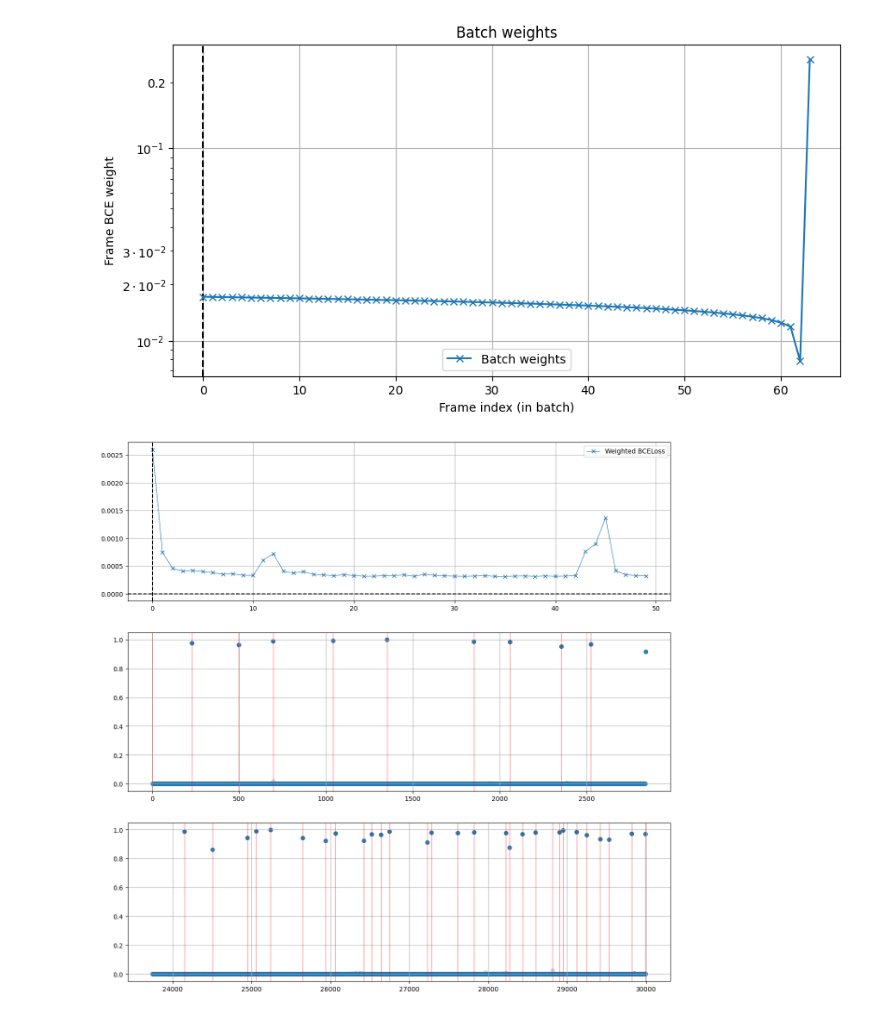
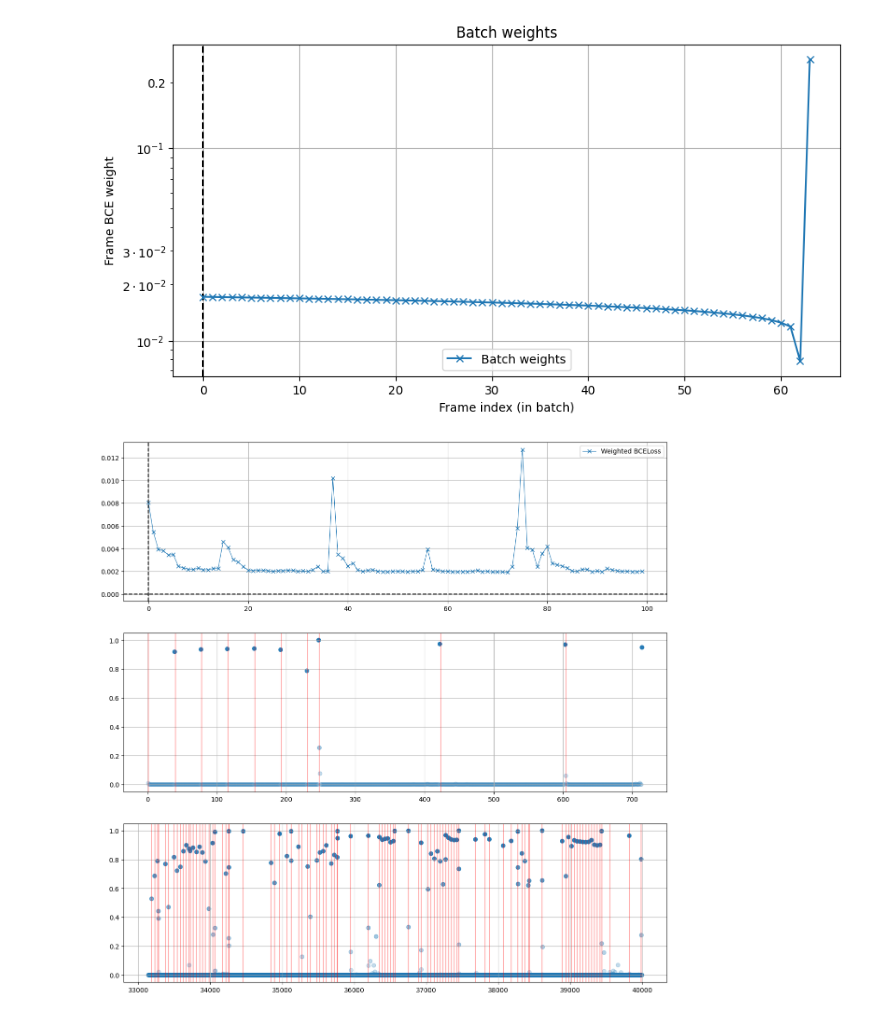
Before and after one commit to Punctuality/DCVC_Dynamic_Intra_Period, a Jupyter notebook: notebooks/predictor_model.ipynb, the cells around one changed output. Drawn from its saved outputs; the diff is of its cells as text; code cells hidden in the pictures.

```diff
--- a/notebooks/predictor_model.ipynb
+++ b/notebooks/predictor_model.ipynb
@@ -82,7 +82,7 @@ class IntraPredictorModel(nn.Module):
 
         return x, logits
 # %%
-with open("../media/syntetic-low/large_predictor_dataset_0/reference_points.json", "r") as f:
+with open("../media/syntetic-low/long_large_predictor_dataset_0/reference_points.json", "r") as f:
     intra_ref_points = json.load(f)
 # %%
 def enrich_ref_points(ref_points, distance=64):
@@ -115,7 +123,7 @@ Epochs should consist of going through the whole set of batches.
 Batch is consisting of frames (contexts of those frames) within the range of the two neighboring reference points (`all_ref_points`).
 Loss function is cross entropy between frame types (0 - non-reference, 1 - reference). Cross entropy should be weighted, so that the punishment for not guessing the reference frame is higher.
 # %%
-loaded = torch.load("../output/large_predictor_contexts_low/contexts.pth")
+loaded = torch.load("../output/window_large_predictor_contexts_low/contexts.pth")
 # %%
 loaded = torch.cat([torch.zeros_like(loaded[0]).unsqueeze(0), loaded], dim=0).to(torch.float16)
 # %%
@@ -162,6 +170,11 @@ plt.legend()
 plt.show()
 # %% [output]
 [figure]
+# %%
+with open("../output/window_large_predictor_contexts_low/result.json", "r") as res_f:
+  result_json = json.load(res_f)
+# %%
+all_ref_points = [1] + list(np.where(np.array(result_json['window_large_predictor_contexts_low']['long_large_predictor_dataset_0']['000']['frame_type']) > 1)[0] + 1)
 # %%
 device = torch.device("cuda" if torch.cuda.is_available() else "cpu")
 # %%
@@ -269,6 +284,6 @@ def train(model, epochs, device, ref_points, lr=1e-3):
 # %%
 model = IntraPredictorModel().to(torch.float32).to(device)
 
-l = train(model, 50, device, train_idx, lr = 1e-3)
+l = train(model, 100, device, train_idx, lr = 1e-3)
 # %% [output]
-[figure, old version]
+[figure, new version]
```
Also changed, not shown: parts of 15 cells of this notebook, 5 other files.
